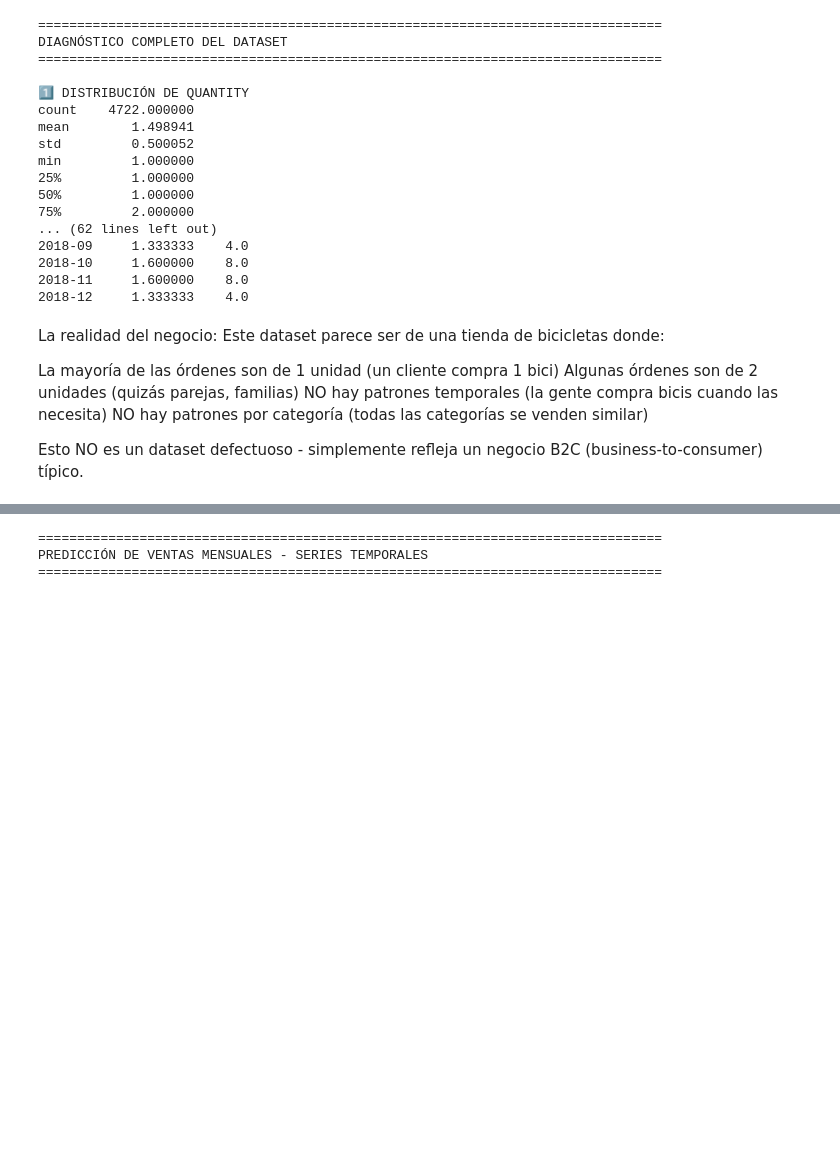
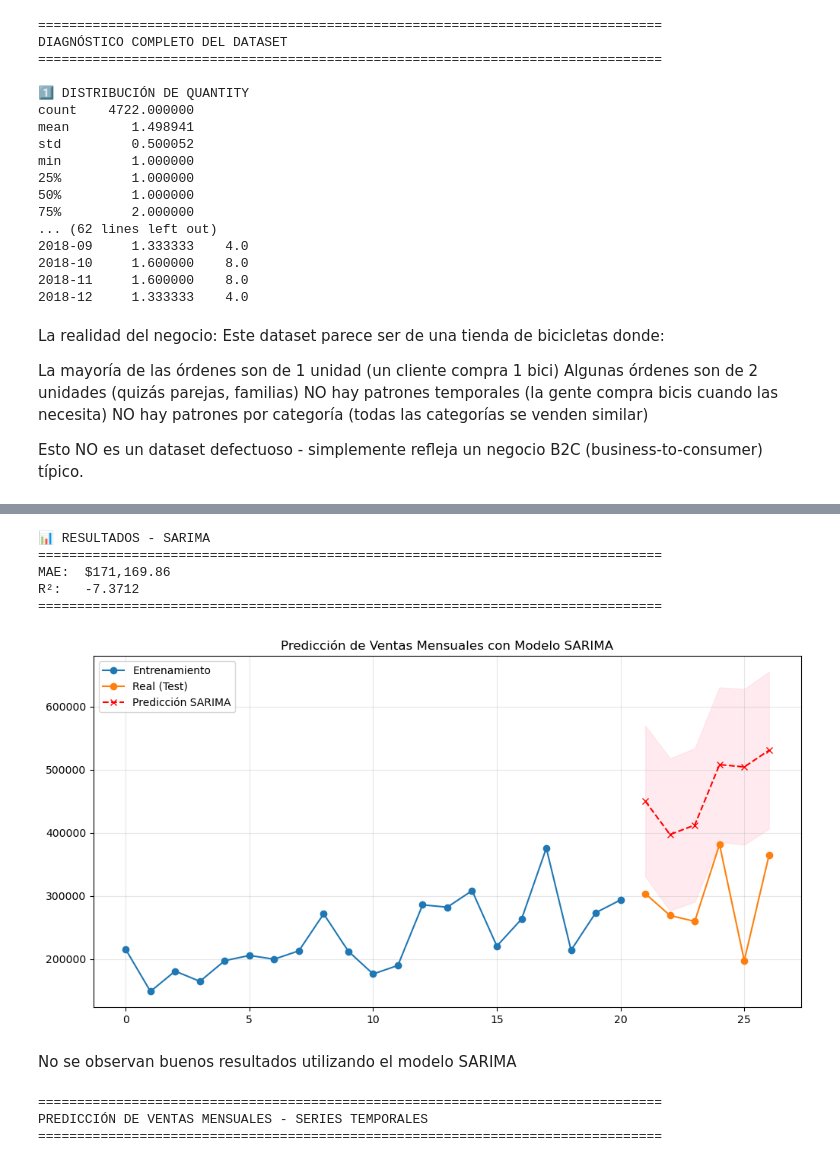
Before and after one commit to Gergash/Experimentos-y-Data-Science, a Jupyter notebook: SQL/Extraccion_datos_SQL_en_python.ipynb, the cells around one changed output, grey strips where cells are left out. Saved outputs shown, nothing was run; the diff lists cells and outputs as text; code cells hidden in the pictures; blank space fills up the shorter version.

```diff
--- a/SQL/Extraccion_datos_SQL_en_python.ipynb
+++ b/SQL/Extraccion_datos_SQL_en_python.ipynb
@@ -848,3 +754,62 @@ R²:   -47799.7705
+# %%
+import statsmodels.api as sm
+
+# 1. PREPARACIÓN DE DATOS (Usando el DataFrame limpio anterior)
+# Aseguramos que el índice sea temporal para que el modelo entienda la frecuencia
+monthly_sales = monthly_sales.set_index('order_date')
+monthly_sales.index.freq = 'MS'  # MS = Month Start
+
+# 2. DEFINICIÓN DEL MODELO SARIMA
+# order: (p, d, q) -> Componente no estacional
+# seasonal_order: (P, D, Q, s) -> Componente estacional (s=12 para meses del año)
+sarima_model = sm.tsa.statespace.SARIMAX(
+    train,
+    order=(1, 1, 1),
+    seasonal_order=(1, 1, 1, 12),
+    enforce_stationarity=False,
+    enforce_invertibility=False
+)
+
+sarima_results = sarima_model.fit(disp=False)
+
+# 3. PREDICCIONES
+# Predecimos sobre el rango del set de test
+pred_sarima = sarima_results.get_forecast(steps=len(test))
+pred_values = pred_sarima.predicted_mean
+conf_int = pred_sarima.conf_int() # Intervalos de confianza
+
+# 4. MÉTRICAS
+mae_s = mean_absolute_error(test, pred_values)
+r2_s = r2_score(test, pred_values)
+
+print(f"\n📊 RESULTADOS - SARIMA")
+print("=" * 80)
+print(f"MAE:  ${mae_s:,.2f}")
+print(f"R²:   {r2_s:.4f}")
+print("=" * 80)
+
+# 5. VISUALIZACIÓN
+plt.figure(figsize=(12, 6))
+plt.plot(train.index, train, label='Entrenamiento', marker='o')
+plt.plot(test.index, test, label='Real (Test)', marker='o')
+plt.plot(test.index, pred_values, label='Predicción SARIMA', color='red', linestyle='--', marker='x')
+
+# Opcional: Mostrar sombreado de incertidumbre
+plt.fill_between(test.index, conf_int.iloc[:, 0], conf_int.iloc[:, 1], color='pink', alpha=0.3)
+
+plt.title('Predicción de Ventas Mensuales con Modelo SARIMA')
+plt.legend()
+plt.grid(True, alpha=0.3)
+plt.show()
+# %% [output]
+📊 RESULTADOS - SARIMA
+================================================================================
+MAE:  $171,169.86
+R²:   -7.3712
+================================================================================
+[figure, added]
+# %% [markdown]
+No se observan buenos resultados utilizando el modelo SARIMA
 # %%
 # Agregación mensual
 monthly_sales = df_bd_completa.groupby(df_bd_completa['order_date'].dt.to_period('M')).agg({
```
Also changed, not shown: parts of 15 cells of this notebook.
